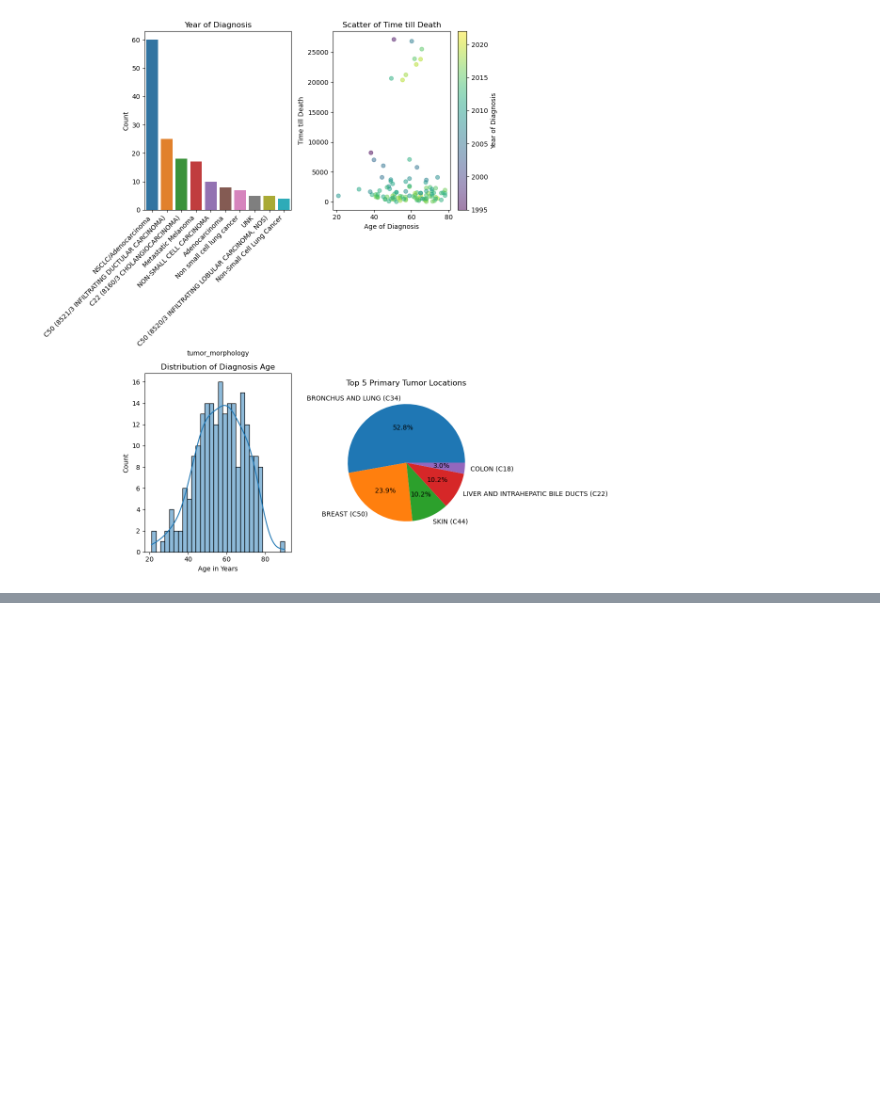
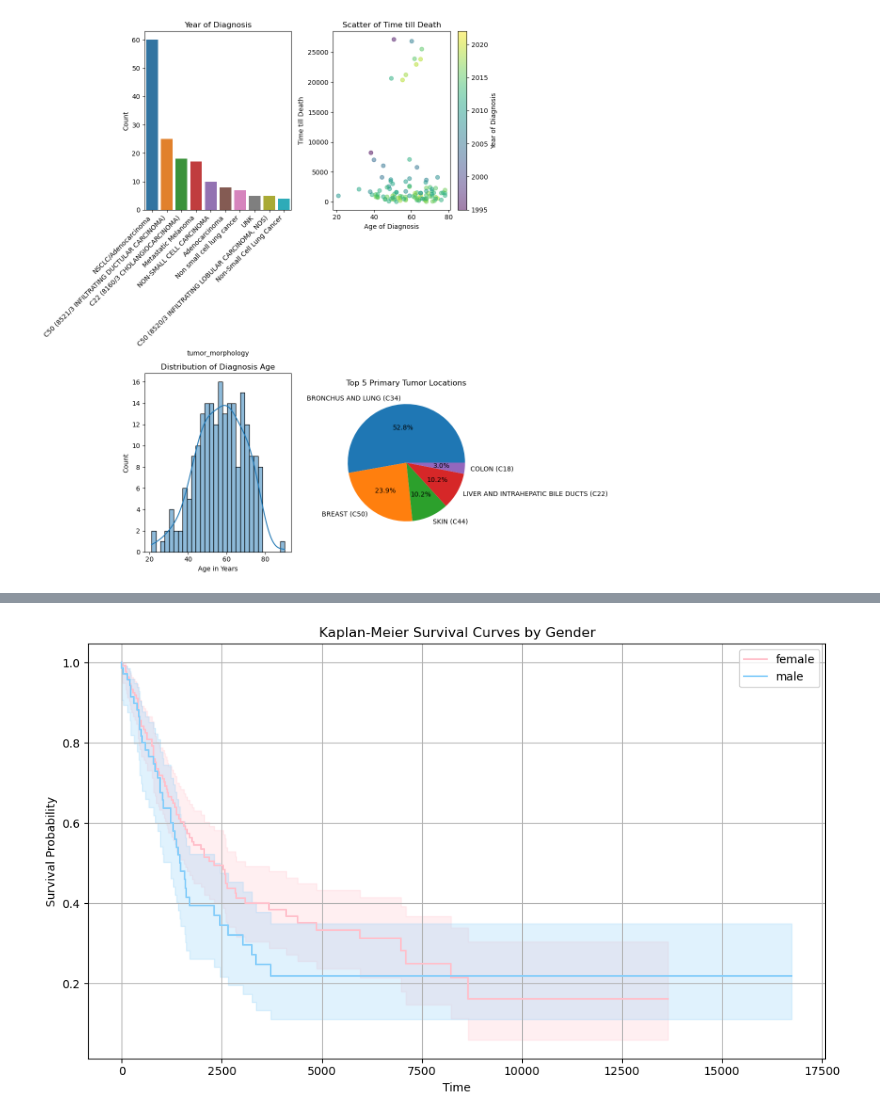
Before and after one commit to ksweetnam2/Keira-Summer-Projects, a Jupyter notebook: notebook1.ipynb, the cells around one changed output, grey strips where cells are left out. Cells and saved outputs as stored; diff of their text form; code cells hidden in the pictures; blank space fills up the shorter version.

```diff
--- a/notebook1.ipynb
+++ b/notebook1.ipynb
@@ -91,0 +129,43 @@ TypeError: NaNs were detected in the dataset. Try using pd.isnull to find the pr
+# %%
+import pandas as pd
+import matplotlib.pyplot as plt
+from lifelines import KaplanMeierFitter
+
+df2gender = df2.copy()
+
+if df2clean['follow_up_date'].dtype == 'object':
+    df2clean['follow_up_date'] = df2clean['follow_up_date'].str.replace(',', '').str.strip()
+    df2clean['follow_up_date'] = pd.to_numeric(df2clean['follow_up_date'], errors='coerce')
+
+if df2clean['dead'].dtype == 'object':
+    df2clean['dead'] = df2clean['dead'].str.replace(',', '').str.strip()
+    df2clean['dead'] = pd.to_numeric(df2clean['dead'], errors='coerce')
+
+df2clean = df2clean.dropna(subset=['follow_up_date', 'dead'])
+df2clean['follow_up_date'] = df2clean['follow_up_date'].astype(int)
+df2clean['dead'] = df2clean['dead'].astype(int)
+
+plt.figure(figsize=(10, 6))
+
+colors = {'male': 'lightskyblue', 'female': 'pink'}
+
+kmf = KaplanMeierFitter()
+
+gender_values = df2clean['gender'].unique()
+
+for gender in gender_values:
+    gender_data = df2clean[df2clean['gender'] == gender]
+    kmf.fit(gender_data['follow_up_date'], event_observed=gender_data['dead'], label=f'{gender}')
+    color = colors.get(gender, 'green')
+    kmf.plot_survival_function(color=color)
+
+plt.xlabel('Time')
+plt.ylabel('Survival Probability')
+plt.title('Kaplan-Meier Survival Curves by Gender')
+plt.grid(True)
+plt.legend()
+
+plt.tight_layout()
+plt.show()
+# %% [output]
+[figure, added]
```
Also changed, not shown: parts of 2 cells of this notebook.
